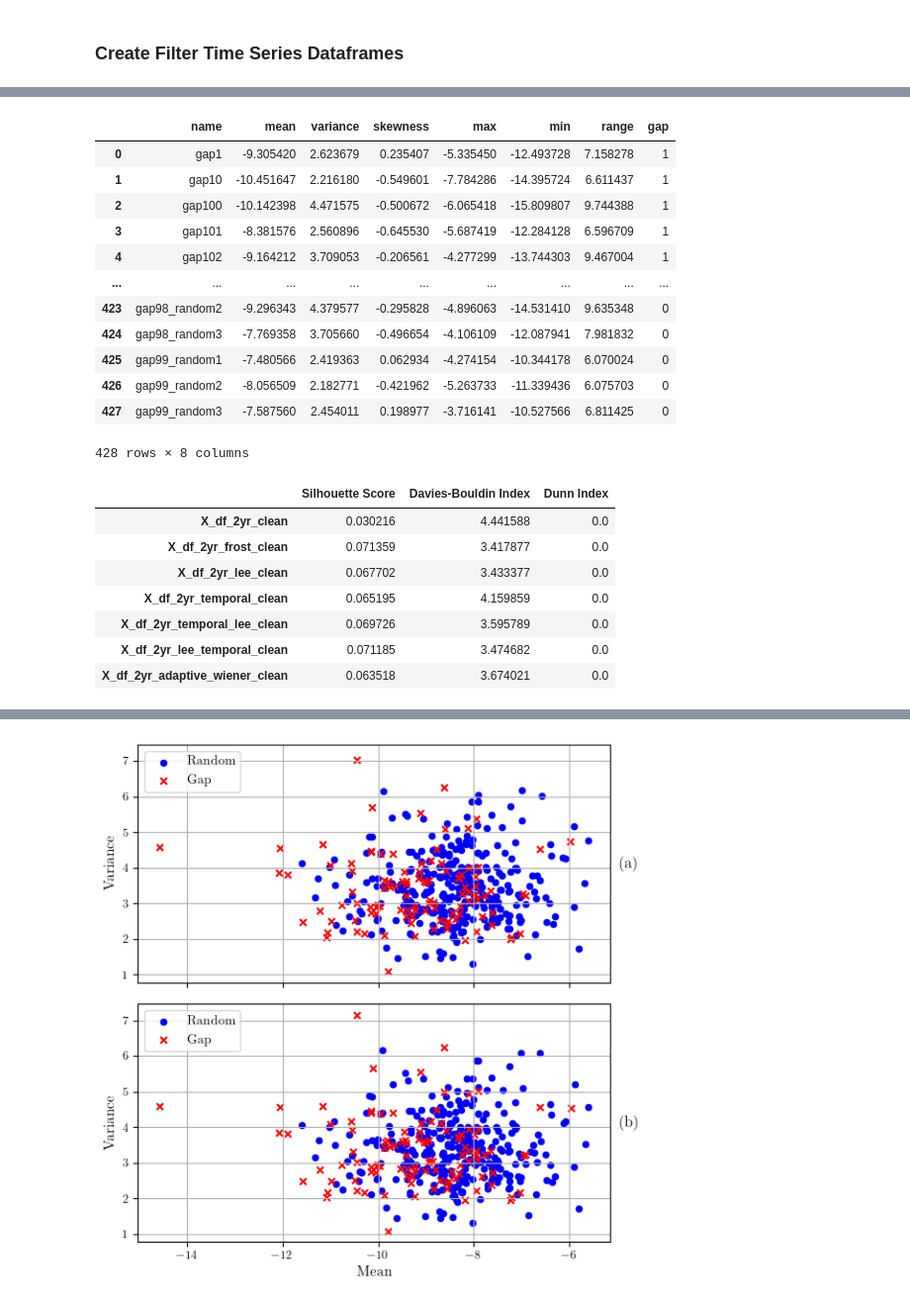
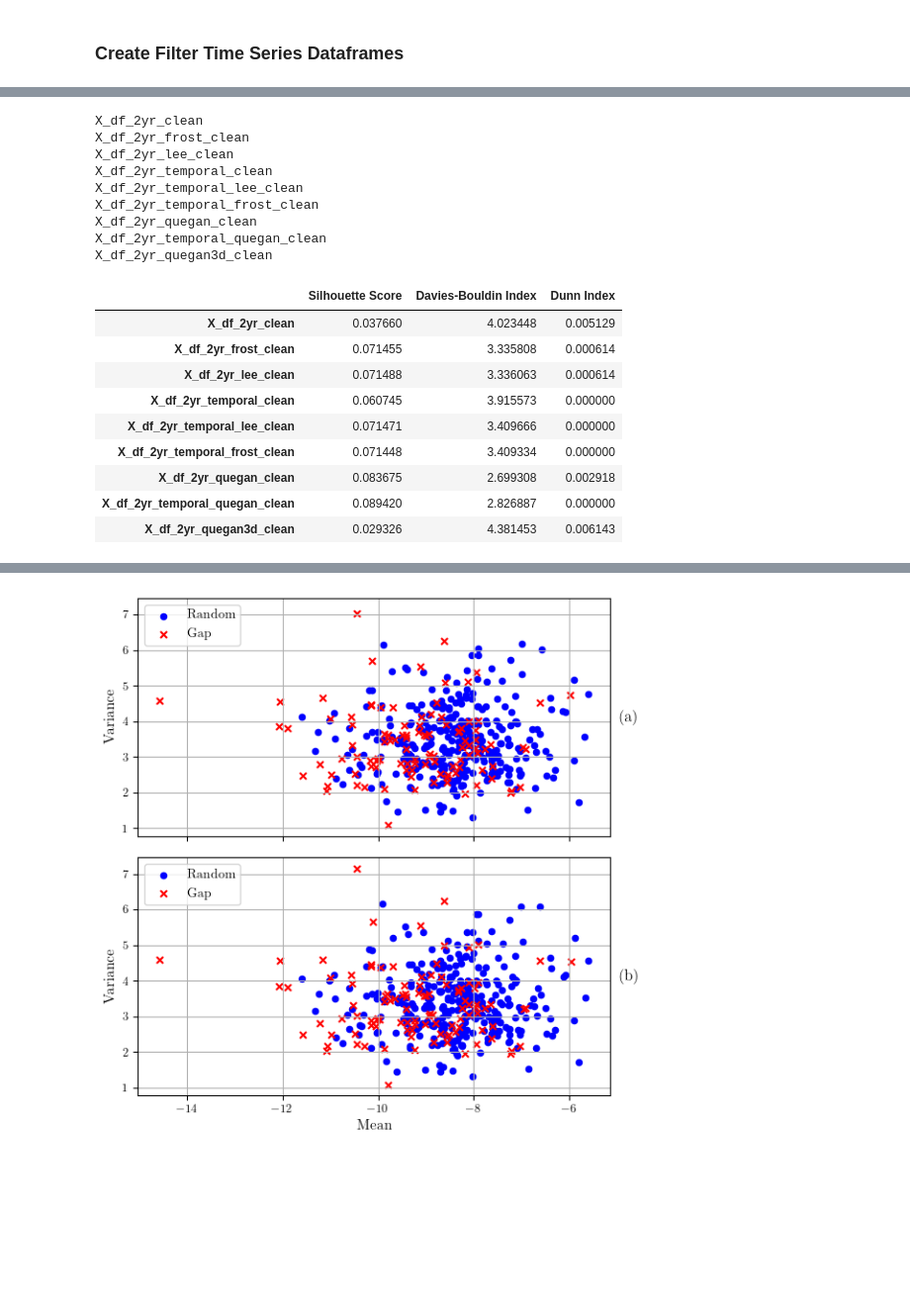
Before and after one commit to ol-webb/tree_gaps4, a Jupyter notebook: all_gaps_mk2/main1.ipynb, the cells around one changed output, grey strips where cells are left out. Shown at 99% size. Saved outputs shown, nothing was run; the diff lists cells and outputs as text; code cells hidden in the pictures; blank space fills up the shorter version.

```diff
--- a/all_gaps_mk2/main1.ipynb
+++ b/all_gaps_mk2/main1.ipynb
@@ -1743,19 +1926,3 @@ X_df_2yr_adaptive_wiener_clean=X_df_2yr_adaptive_wiener.drop(columns=['area'],ax
-# %%
-X_df_2yr_clean
-# %% [output]
-|  | name | mean | variance | skewness | max | min | range | gap |
-| 0 | gap1 | -9.305420 | 2.623679 | 0.235407 | -5.335450 | -12.493728 | 7.158278 | 1 |
-| 1 | gap10 | -10.451647 | 2.216180 | -0.549601 | -7.784286 | -14.395724 | 6.611437 | 1 |
-| 2 | gap100 | -10.142398 | 4.471575 | -0.500672 | -6.065418 | -15.809807 | 9.744388 | 1 |
-| 3 | gap101 | -8.381576 | 2.560896 | -0.645530 | -5.687419 | -12.284128 | 6.596709 | 1 |
-| 4 | gap102 | -9.164212 | 3.709053 | -0.206561 | -4.277299 | -13.744303 | 9.467004 | 1 |
-| ... | ... | ... | ... | ... | ... | ... | ... | ... |
-| 423 | gap98_random2 | -9.296343 | 4.379577 | -0.295828 | -4.896063 | -14.531410 | 9.635348 | 0 |
-| 424 | gap98_random3 | -7.769358 | 3.705660 | -0.496654 | -4.106109 | -12.087941 | 7.981832 | 0 |
-| 425 | gap99_random1 | -7.480566 | 2.419363 | 0.062934 | -4.274154 | -10.344178 | 6.070024 | 0 |
-| 426 | gap99_random2 | -8.056509 | 2.182771 | -0.421962 | -5.263733 | -11.339436 | 6.075703 | 0 |
-| 427 | gap99_random3 | -7.587560 | 2.454011 | 0.198977 | -3.716141 | -10.527566 | 6.811425 | 0 |
-428 rows × 8 columns
 # %%
 def dunn_index(X, labels):
     """
@@ -1821,31 +1988,43 @@ def calculate_cluster_metrics(feature_matrix):
 # %%
 dataframes_list = [
     "X_df_2yr_clean", "X_df_2yr_frost_clean", "X_df_2yr_lee_clean", "X_df_2yr_temporal_clean",
-    "X_df_2yr_temporal_lee_clean", "X_df_2yr_lee_temporal_clean", "X_df_2yr_adaptive_wiener_clean"
+    "X_df_2yr_temporal_lee_clean", "X_df_2yr_temporal_frost_clean", "X_df_2yr_quegan_clean","X_df_2yr_temporal_quegan_clean","X_df_2yr_quegan3d_clean"
 ]
 
 # Dictionary to store the results
 results = {}
 
 # Loop through each dataframe, calculate metrics and store the results
 for df_name in dataframes_list:
+    print(df_name)
     feature_df = globals()[df_name]
     silhouette, davies_bouldin, dunn = calculate_cluster_metrics(feature_df)
     results[df_name] = [silhouette, davies_bouldin, dunn]
 
 # Create a dataframe from the results dictionary
 metrics_df = pd.DataFrame(results, index=["Silhouette Score", "Davies-Bouldin Index", "Dunn Index"])
 
 metrics_df.T
 # %% [output]
+X_df_2yr_clean
+X_df_2yr_frost_clean
+X_df_2yr_lee_clean
+X_df_2yr_temporal_clean
+X_df_2yr_temporal_lee_clean
+X_df_2yr_temporal_frost_clean
+X_df_2yr_quegan_clean
+X_df_2yr_temporal_quegan_clean
+X_df_2yr_quegan3d_clean
 |  | Silhouette Score | Davies-Bouldin Index | Dunn Index |
-| X_df_2yr_clean | 0.030216 | 4.441588 | 0.0 |
-| X_df_2yr_frost_clean | 0.071359 | 3.417877 | 0.0 |
-| X_df_2yr_lee_clean | 0.067702 | 3.433377 | 0.0 |
-| X_df_2yr_temporal_clean | 0.065195 | 4.159859 | 0.0 |
-| X_df_2yr_temporal_lee_clean | 0.069726 | 3.595789 | 0.0 |
-| X_df_2yr_lee_temporal_clean | 0.071185 | 3.474682 | 0.0 |
-| X_df_2yr_adaptive_wiener_clean | 0.063518 | 3.674021 | 0.0 |
+| X_df_2yr_clean | 0.037660 | 4.023448 | 0.005129 |
+| X_df_2yr_frost_clean | 0.071455 | 3.335808 | 0.000614 |
+| X_df_2yr_lee_clean | 0.071488 | 3.336063 | 0.000614 |
+| X_df_2yr_temporal_clean | 0.060745 | 3.915573 | 0.000000 |
+| X_df_2yr_temporal_lee_clean | 0.071471 | 3.409666 | 0.000000 |
+| X_df_2yr_temporal_frost_clean | 0.071448 | 3.409334 | 0.000000 |
+| X_df_2yr_quegan_clean | 0.083675 | 2.699308 | 0.002918 |
+| X_df_2yr_temporal_quegan_clean | 0.089420 | 2.826887 | 0.000000 |
+| X_df_2yr_quegan3d_clean | 0.029326 | 4.381453 | 0.006143 |
 # %%
 dataframes_list = [
     "X_df_2yr_clean", "X_df_2yr_frost_clean", "X_df_2yr_lee_clean", "X_df_2yr_temporal_clean",
```
Also changed, not shown: parts of 17 cells of this notebook, 4 other files.
